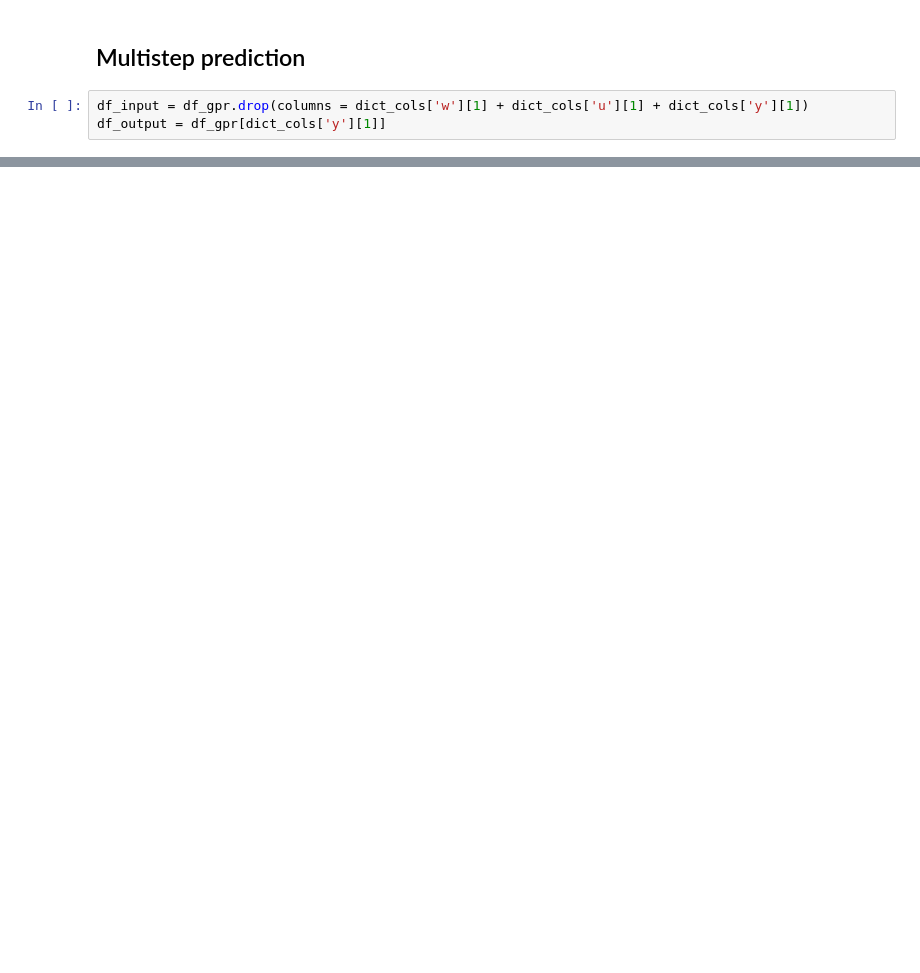
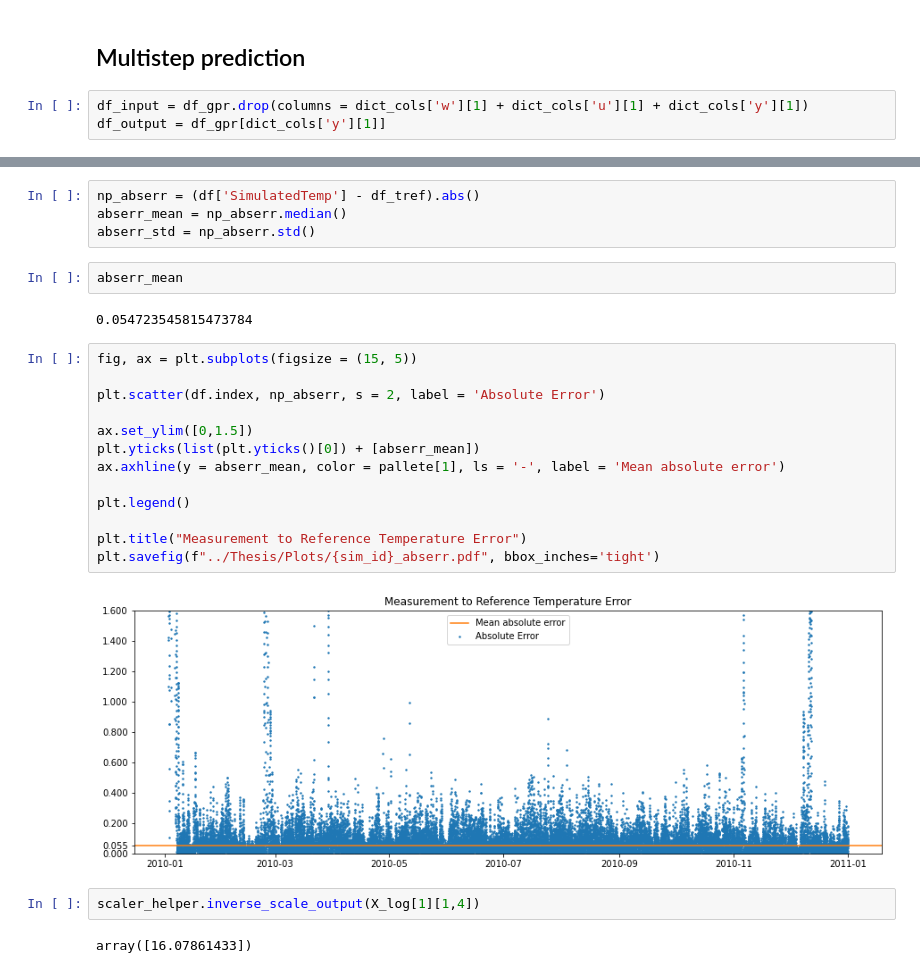
Before and after one commit to Radu-C-Martin/Master-Project, a Jupyter notebook: Notebooks/70_Server_result_analysis.ipynb, the cells around one changed output, grey strips where cells are left out. Saved outputs shown, nothing was run; the diff lists cells and outputs as text; blank space fills up the shorter version.

```diff
--- a/Notebooks/70_Server_result_analysis.ipynb
+++ b/Notebooks/70_Server_result_analysis.ipynb
@@ -153,0 +256,27 @@ df['OutsideTemp'].plot()
+# %%
+np_abserr = (df['SimulatedTemp'] - df_tref).abs()
+abserr_mean = np_abserr.median()
+abserr_std = np_abserr.std()
+# %%
+abserr_mean
+# %% [output]
+0.054723545815473784
+# %%
+fig, ax = plt.subplots(figsize = (15, 5))
+
+plt.scatter(df.index, np_abserr, s = 2, label = 'Absolute Error')
+
+ax.set_ylim([0,1.5])
+plt.yticks(list(plt.yticks()[0]) + [abserr_mean])
+ax.axhline(y = abserr_mean, color = pallete[1], ls = '-', label = 'Mean absolute error')
+
+plt.legend()
+
+plt.title("Measurement to Reference Temperature Error")
+plt.savefig(f"../Thesis/Plots/{sim_id}_abserr.pdf", bbox_inches='tight')
+# %% [output]
+[figure, added]
+# %%
+scaler_helper.inverse_scale_output(X_log[1][1,4])
+# %% [output]
+array([16.07861433])
```
Also changed, not shown: parts of 58 cells of this notebook, 7 other files.
